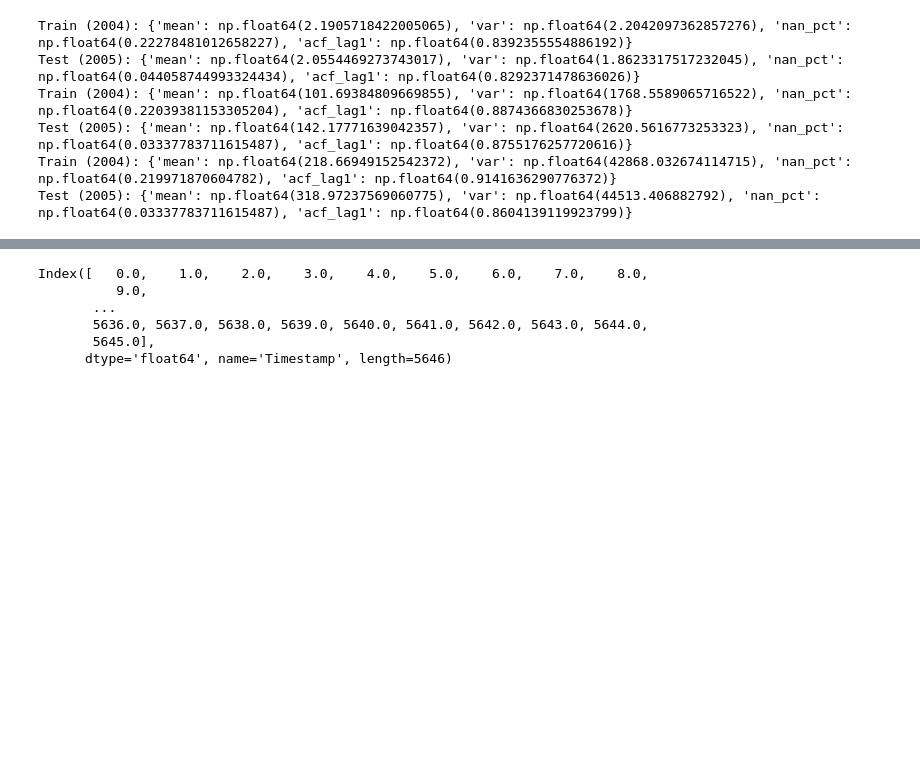
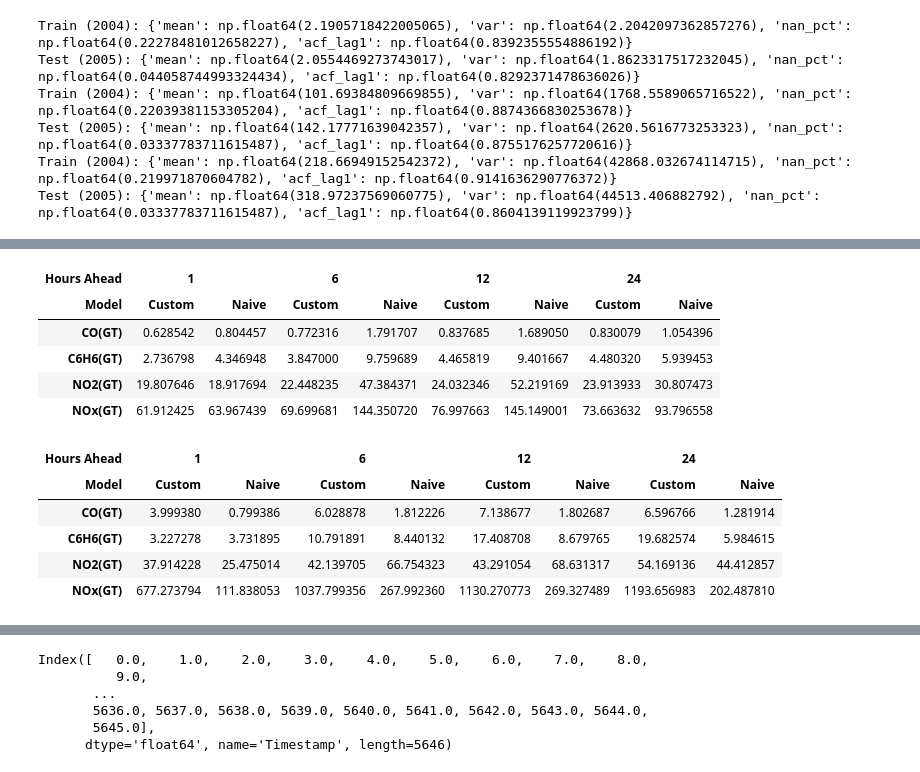
Before and after one commit to Joel-Y-18/9417-project, a Jupyter notebook: regression.ipynb, the cells around one changed output, grey strips where cells are left out. Cells and saved outputs as stored; diff of their text form; code cells hidden in the pictures; blank space fills up the shorter version.

```diff
--- a/regression.ipynb
+++ b/regression.ipynb
@@ -1217,0 +1278,42 @@ Evaluated hyperparameters {'direct_lag_window': 96} and model hyperparameters {'
+# %%
+from IPython.display import display
+
+# Presentation of results
+
+col_idx = pd.MultiIndex.from_product([lags, ['Custom', 'Naive']], names=['Hours Ahead', 'Model'])
+row_idx = pd.Index(targets)
+
+
+for i, mtarget in enumerate(targets):
+    for j, mlag in enumerate(lags):
+        res = results[(mtarget, mlag)]
+        res.train_predictions = equivalise(res.train_predictions, res.train_y_nona)[0]
+        res.test_predictions = equivalise(res.test_predictions, res.test_y_nona)[0]
+
+train_arr = np.zeros(shape=(len(targets), len(lags)*2))
+test_arr = np.zeros(shape=(len(targets), len(lags)*2))
+for i, mtarget in enumerate(targets):
+    for j, mlag in enumerate(lags):
+        res = results[(mtarget, mlag)]
+        train_arr[i, j*2] = root_mean_squared_error(res.train_y_nona.to_numpy(), res.train_predictions.to_numpy())
+        train_arr[i, j*2 + 1] = root_mean_squared_error(res.train_y_nona.to_numpy(), res.naive_train_predictions.to_numpy())
+        test_arr[i, j*2] = root_mean_squared_error(res.test_y_nona.to_numpy(), res.test_predictions.to_numpy())
+        test_arr[i, j*2 + 1] = root_mean_squared_error(res.test_y_nona.to_numpy(), res.naive_test_predictions.to_numpy())
+
+df_result_train = pd.DataFrame(train_arr, columns=col_idx, index=row_idx)
+df_result_test = pd.DataFrame(test_arr, columns=col_idx, index=row_idx)
+display(df_result_train)
+display(df_result_test)
+# %% [output]
+| Hours Ahead | 1 |  | 6 |  | 12 |  | 24 |  |
+| Model | Custom | Naive | Custom | Naive | Custom | Naive | Custom | Naive |
+| CO(GT) | 0.628542 | 0.804457 | 0.772316 | 1.791707 | 0.837685 | 1.689050 | 0.830079 | 1.054396 |
+| C6H6(GT) | 2.736798 | 4.346948 | 3.847000 | 9.759689 | 4.465819 | 9.401667 | 4.480320 | 5.939453 |
+| NO2(GT) | 19.807646 | 18.917694 | 22.448235 | 47.384371 | 24.032346 | 52.219169 | 23.913933 | 30.807473 |
+| NOx(GT) | 61.912425 | 63.967439 | 69.699681 | 144.350720 | 76.997663 | 145.149001 | 73.663632 | 93.796558 |
+| Hours Ahead | 1 |  | 6 |  | 12 |  | 24 |  |
+| Model | Custom | Naive | Custom | Naive | Custom | Naive | Custom | Naive |
+| CO(GT) | 3.999380 | 0.799386 | 6.028878 | 1.812226 | 7.138677 | 1.802687 | 6.596766 | 1.281914 |
+| C6H6(GT) | 3.227278 | 3.731895 | 10.791891 | 8.440132 | 17.408708 | 8.679765 | 19.682574 | 5.984615 |
+| NO2(GT) | 37.914228 | 25.475014 | 42.139705 | 66.754323 | 43.291054 | 68.631317 | 54.169136 | 44.412857 |
+| NOx(GT) | 677.273794 | 111.838053 | 1037.799356 | 267.992360 | 1130.270773 | 269.327489 | 1193.656983 | 202.487810 |
```
Also changed, not shown: parts of 4 cells of this notebook, 2 other files.
